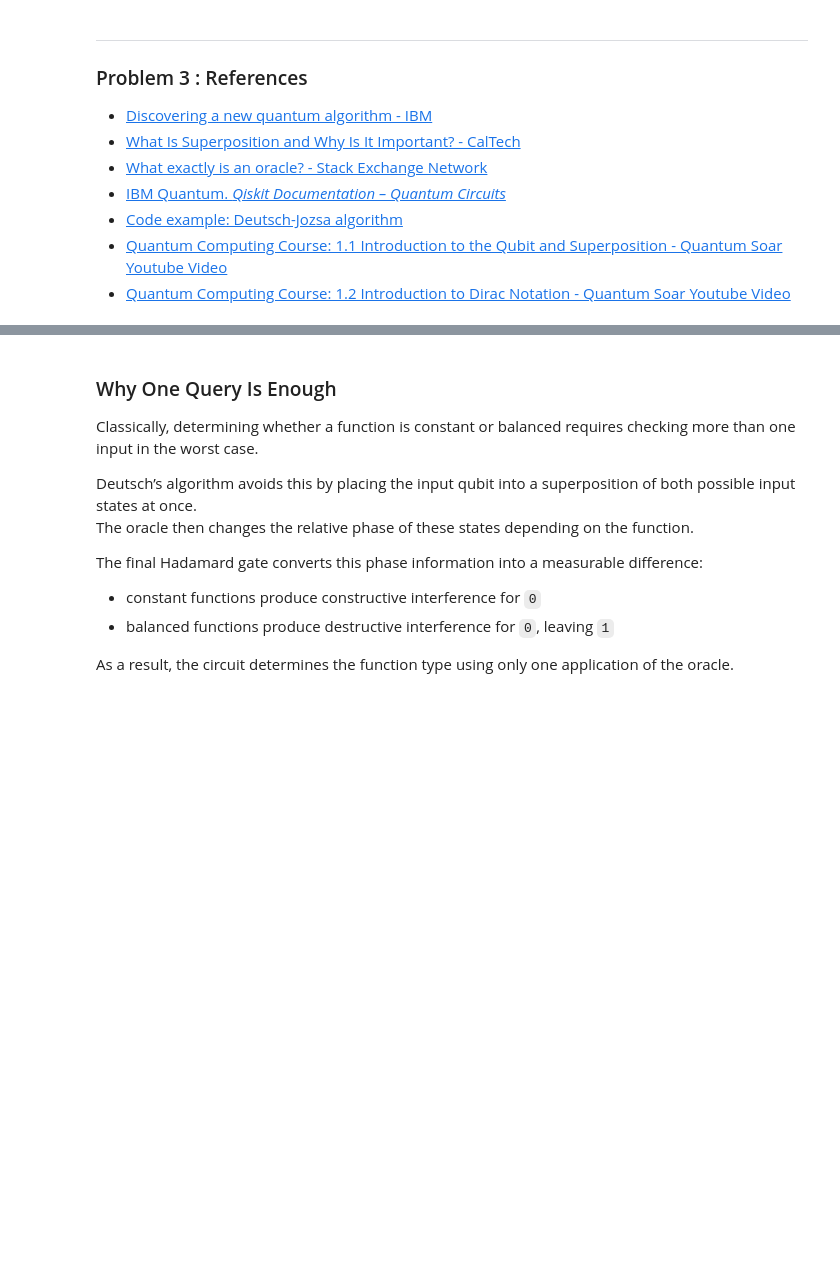
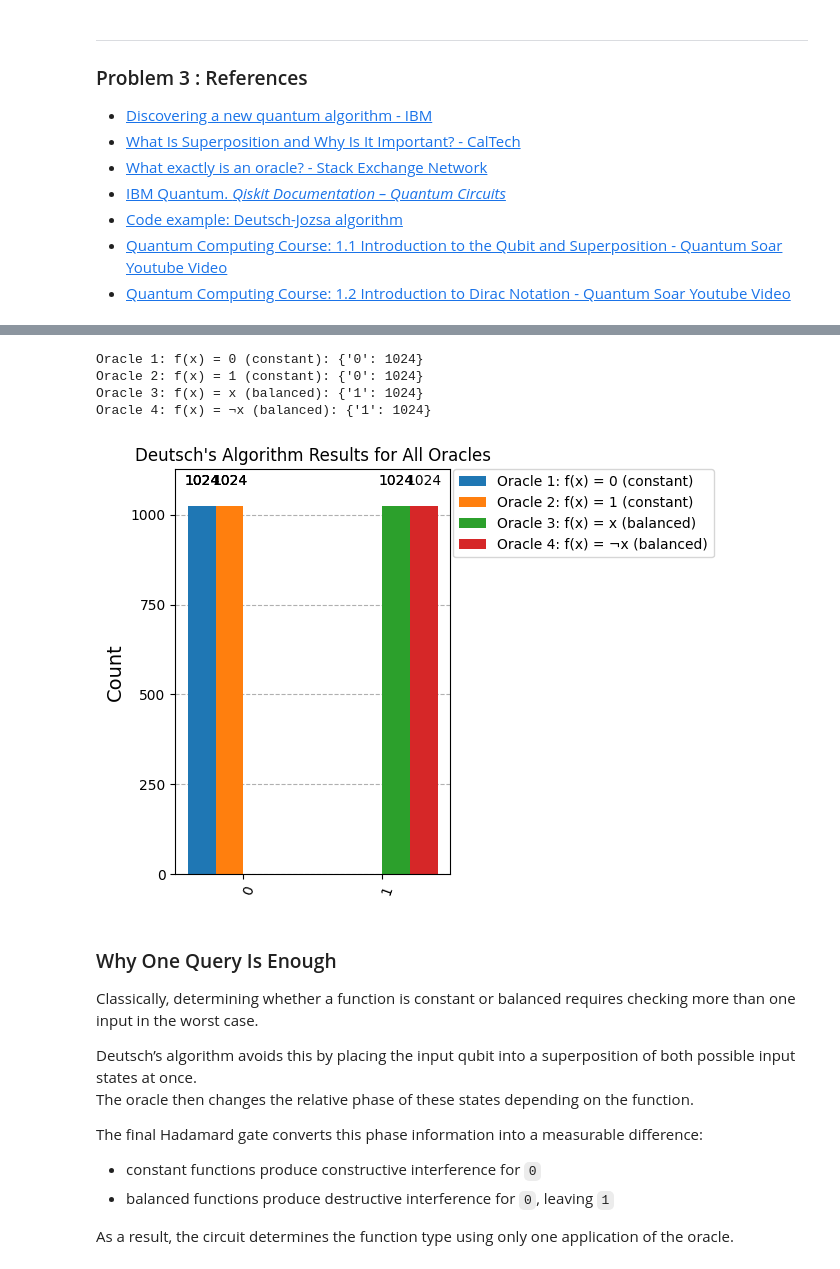
Before and after one commit to norakeavney/emerging-technologies, a Jupyter notebook: problems.ipynb, the cells around one changed output, grey strips where cells are left out. Cells and saved outputs as stored; diff of their text form; code cells hidden in the pictures; blank space fills up the shorter version.

Commit message:
Problem 4:  Deutsch Algorithm Circuit Function Complete, Visualised & Tested on Oracles

```diff
--- a/problems.ipynb
+++ b/problems.ipynb
@@ -927,0 +999,23 @@ The second qubit is not measured because it only helps the oracle produce the co
+# %%
+# Test all oracles with Deutsch's algorithm
+simulator = AerSimulator()
+
+oracle_map = {
+    "Oracle 1: f(x) = 0 (constant)": oracle_f0,
+    "Oracle 2: f(x) = 1 (constant)": oracle_f1 ,
+    "Oracle 3: f(x) = x (balanced)": oracle_fx,
+    "Oracle 4: f(x) = ¬x (balanced)": oracle_notx,
+}
+
+results = {}
+
+for name, oracle in oracle_map.items():
+    circuit = deutsch_algorithm_circuit(oracle)
+    result = simulator.run(circuit, shots=1024).result()
+    counts = result.get_counts()
+
+    results[name] = counts
+
+    print(name)
+    print(counts)
+    print("-" * 40)
@@ -928,3 +1035,22 @@ The second qubit is not measured because it only helps the oracle produce the co
+# %%
+# plot histogram for all of the oracles
+
+# Print counts for each oracle
+for oracle_name, oracle_counts in results.items():
+    print(f"{oracle_name}: {oracle_counts}")
+
+# Visualize all oracle results in one histogram
+plot_histogram(
+    list(results.values()),
+    legend=list(results.keys()),
+    title="Deutsch's Algorithm Results for All Oracles"
+)
+# %% [output]
+Oracle 1: f(x) = 0 (constant): {'0': 1024}
+Oracle 2: f(x) = 1 (constant): {'0': 1024}
+Oracle 3: f(x) = x (balanced): {'1': 1024}
+Oracle 4: f(x) = ¬x (balanced): {'1': 1024}
+[figure, added]
 # %% [markdown]
 ### Why One Query Is Enough
 
```
Also changed, not shown: parts of 9 cells of this notebook.
